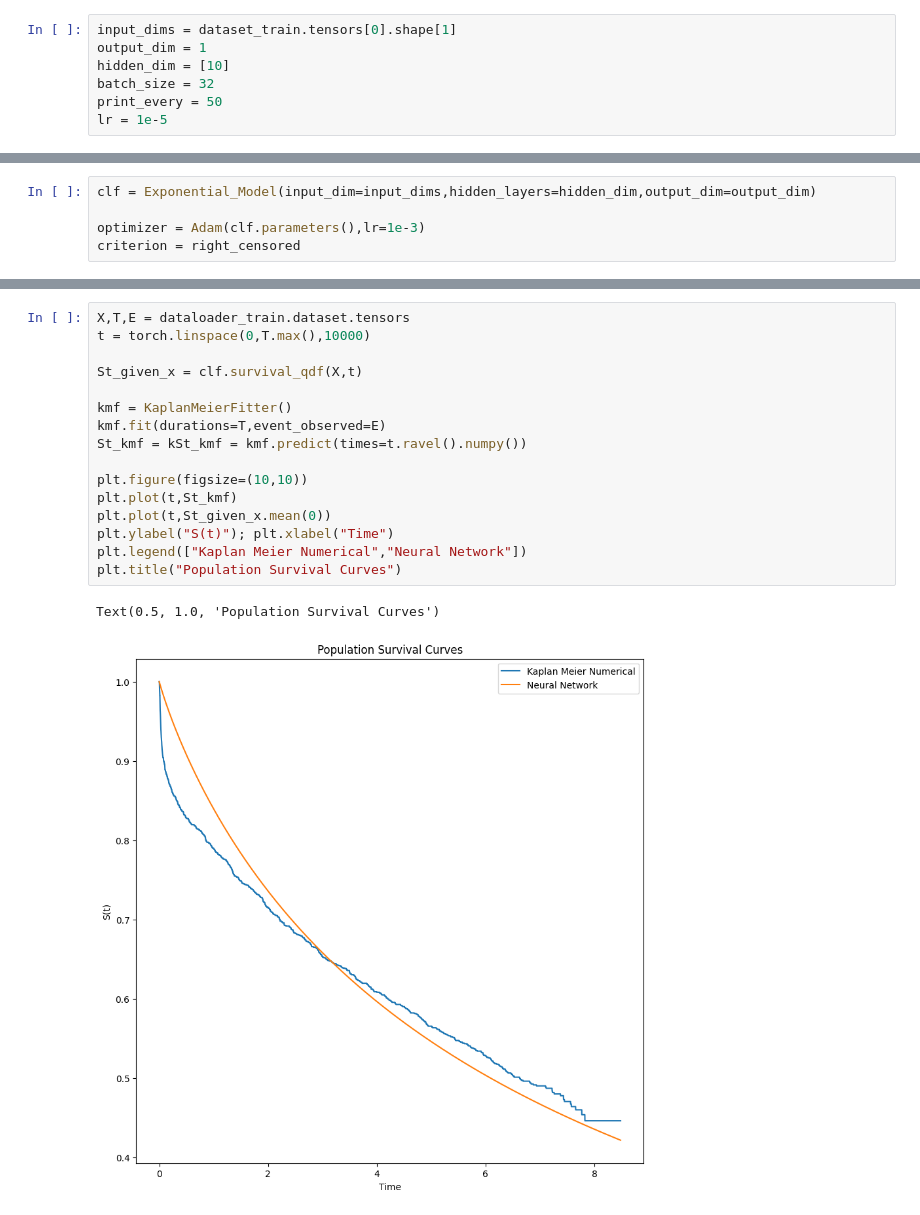
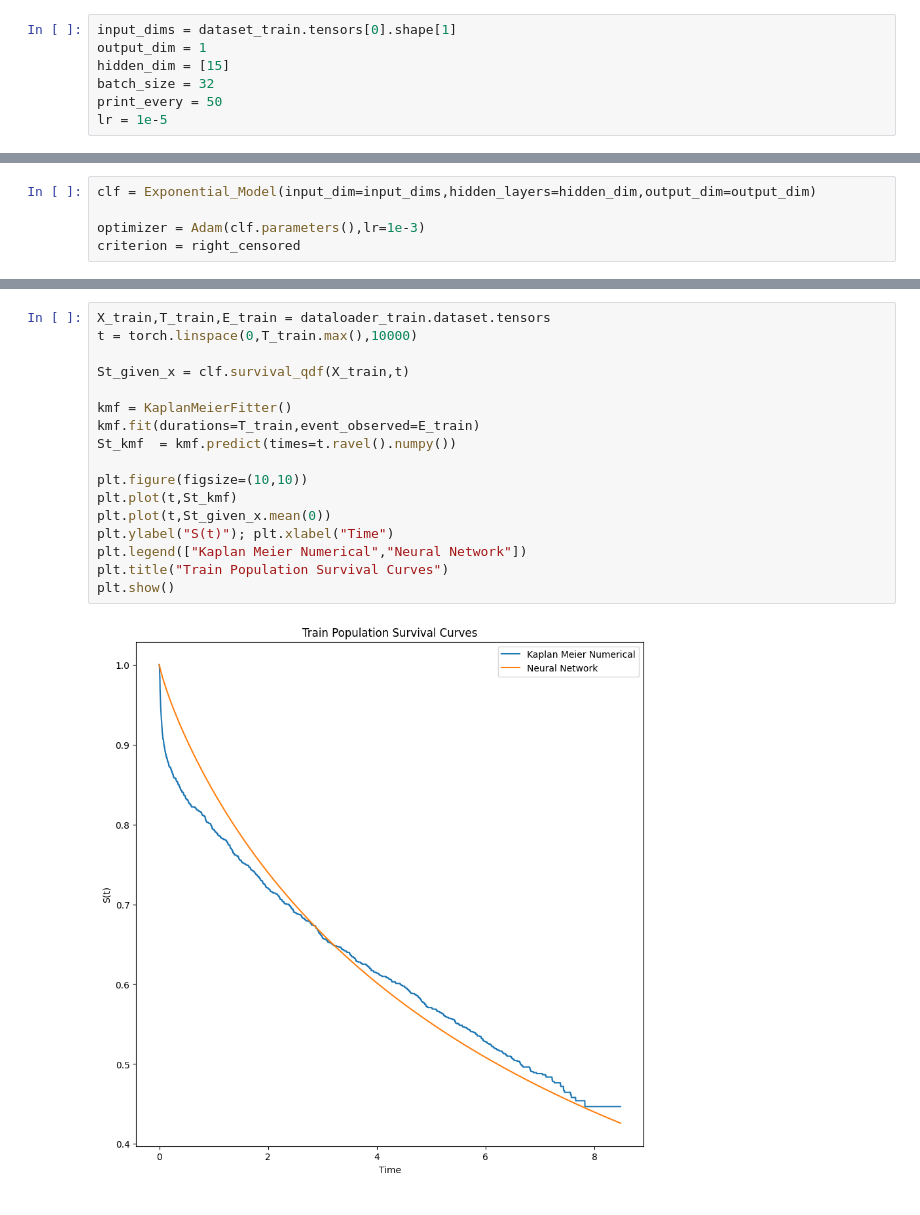
Before and after one commit to mlpotter/SAWAR, a Jupyter notebook: src/main_vanilla.ipynb, the cells around one changed output, grey strips where cells are left out. Cells and saved outputs as stored; diff of their text form.

```diff
--- a/src/main_vanilla.ipynb
+++ b/src/main_vanilla.ipynb
@@ -18,7 +21,7 @@ dataset_train,dataset_test = load_datasets("TRACE",test_size=0.2)
 # %%
 input_dims = dataset_train.tensors[0].shape[1]
 output_dim = 1
-hidden_dim = [10]
+hidden_dim = [15]
 batch_size = 32
 print_every = 50
 lr = 1e-5
@@ -61,19 +55,19 @@ tensor([[-0.9555,  0.2688,  0.6592,  ..., -0.3537,  0.2811, -0.2811],
 # %%
-X,T,E = dataloader_train.dataset.tensors
-t = torch.linspace(0,T.max(),10000)
+X_train,T_train,E_train = dataloader_train.dataset.tensors
+t = torch.linspace(0,T_train.max(),10000)
 
-St_given_x = clf.survival_qdf(X,t)
+St_given_x = clf.survival_qdf(X_train,t)
 
 kmf = KaplanMeierFitter()
-kmf.fit(durations=T,event_observed=E)
-St_kmf = kSt_kmf = kmf.predict(times=t.ravel().numpy())
+kmf.fit(durations=T_train,event_observed=E_train)
+St_kmf  = kmf.predict(times=t.ravel().numpy())
 
 plt.figure(figsize=(10,10))
 plt.plot(t,St_kmf)
 plt.plot(t,St_given_x.mean(0))
 plt.ylabel("S(t)"); plt.xlabel("Time")
 plt.legend(["Kaplan Meier Numerical","Neural Network"])
-plt.title("Population Survival Curves")
+plt.title("Train Population Survival Curves")
+plt.show()
 # %% [output]
-Text(0.5, 1.0, 'Population Survival Curves')
-[figure, old version]
+[figure, new version]
```
Also changed, not shown: parts of 10 cells of this notebook, 2 other files.
